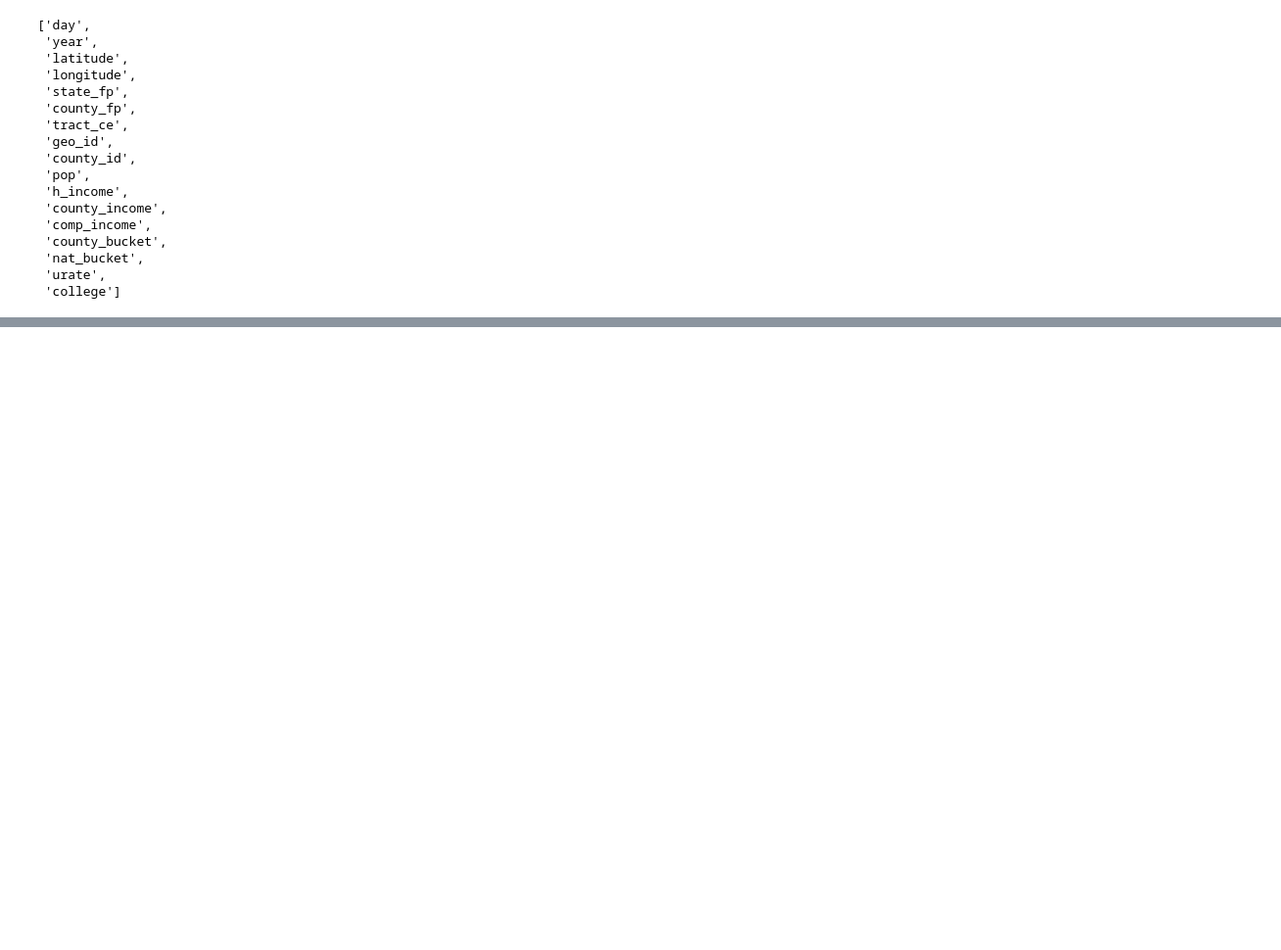
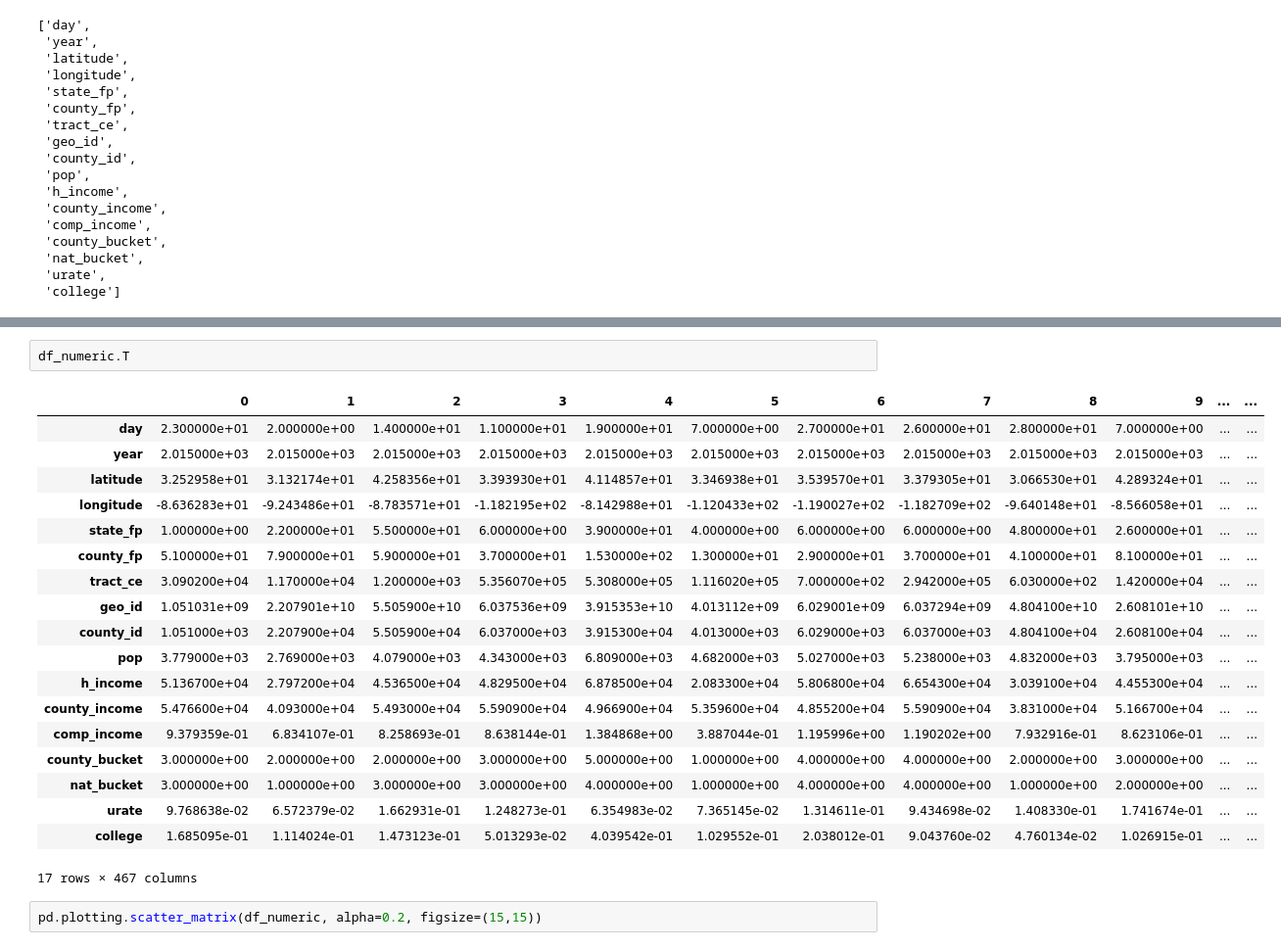
Before and after one commit to Jonathan-R0/TP1-OrganizacionDeDatos, a Jupyter notebook: src/parte1.ipynb, the cells around one changed output, grey strips where cells are left out. Shown: that part at 98% size. Cells and saved outputs as stored; diff of their text form; blank space fills up the shorter version.

```diff
--- a/src/parte1.ipynb
+++ b/src/parte1.ipynb
@@ -242,0 +243,24 @@ df_info
+# %%
+df_numeric.T
+# %% [output]
+|  | 0 | 1 | 2 | 3 | 4 | 5 | 6 | 7 | 8 | 9 | ... | ... |
+| day | 2.300000e+01 | 2.000000e+00 | 1.400000e+01 | 1.100000e+01 | 1.900000e+01 | 7.000000e+00 | 2.700000e+01 | 2.600000e+01 | 2.800000e+01 | 7.000000e+00 | ... | ... |
+| year | 2.015000e+03 | 2.015000e+03 | 2.015000e+03 | 2.015000e+03 | 2.015000e+03 | 2.015000e+03 | 2.015000e+03 | 2.015000e+03 | 2.015000e+03 | 2.015000e+03 | ... | ... |
+| latitude | 3.252958e+01 | 3.132174e+01 | 4.258356e+01 | 3.393930e+01 | 4.114857e+01 | 3.346938e+01 | 3.539570e+01 | 3.379305e+01 | 3.066530e+01 | 4.289324e+01 | ... | ... |
+| longitude | -8.636283e+01 | -9.243486e+01 | -8.783571e+01 | -1.182195e+02 | -8.142988e+01 | -1.120433e+02 | -1.190027e+02 | -1.182709e+02 | -9.640148e+01 | -8.566058e+01 | ... | ... |
+| state_fp | 1.000000e+00 | 2.200000e+01 | 5.500000e+01 | 6.000000e+00 | 3.900000e+01 | 4.000000e+00 | 6.000000e+00 | 6.000000e+00 | 4.800000e+01 | 2.600000e+01 | ... | ... |
+| county_fp | 5.100000e+01 | 7.900000e+01 | 5.900000e+01 | 3.700000e+01 | 1.530000e+02 | 1.300000e+01 | 2.900000e+01 | 3.700000e+01 | 4.100000e+01 | 8.100000e+01 | ... | ... |
+| tract_ce | 3.090200e+04 | 1.170000e+04 | 1.200000e+03 | 5.356070e+05 | 5.308000e+05 | 1.116020e+05 | 7.000000e+02 | 2.942000e+05 | 6.030000e+02 | 1.420000e+04 | ... | ... |
+| geo_id | 1.051031e+09 | 2.207901e+10 | 5.505900e+10 | 6.037536e+09 | 3.915353e+10 | 4.013112e+09 | 6.029001e+09 | 6.037294e+09 | 4.804100e+10 | 2.608101e+10 | ... | ... |
+| county_id | 1.051000e+03 | 2.207900e+04 | 5.505900e+04 | 6.037000e+03 | 3.915300e+04 | 4.013000e+03 | 6.029000e+03 | 6.037000e+03 | 4.804100e+04 | 2.608100e+04 | ... | ... |
+| pop | 3.779000e+03 | 2.769000e+03 | 4.079000e+03 | 4.343000e+03 | 6.809000e+03 | 4.682000e+03 | 5.027000e+03 | 5.238000e+03 | 4.832000e+03 | 3.795000e+03 | ... | ... |
+| h_income | 5.136700e+04 | 2.797200e+04 | 4.536500e+04 | 4.829500e+04 | 6.878500e+04 | 2.083300e+04 | 5.806800e+04 | 6.654300e+04 | 3.039100e+04 | 4.455300e+04 | ... | ... |
+| county_income | 5.476600e+04 | 4.093000e+04 | 5.493000e+04 | 5.590900e+04 | 4.966900e+04 | 5.359600e+04 | 4.855200e+04 | 5.590900e+04 | 3.831000e+04 | 5.166700e+04 | ... | ... |
+| comp_income | 9.379359e-01 | 6.834107e-01 | 8.258693e-01 | 8.638144e-01 | 1.384868e+00 | 3.887044e-01 | 1.195996e+00 | 1.190202e+00 | 7.932916e-01 | 8.623106e-01 | ... | ... |
+| county_bucket | 3.000000e+00 | 2.000000e+00 | 2.000000e+00 | 3.000000e+00 | 5.000000e+00 | 1.000000e+00 | 4.000000e+00 | 4.000000e+00 | 2.000000e+00 | 3.000000e+00 | ... | ... |
+| nat_bucket | 3.000000e+00 | 1.000000e+00 | 3.000000e+00 | 3.000000e+00 | 4.000000e+00 | 1.000000e+00 | 4.000000e+00 | 4.000000e+00 | 1.000000e+00 | 2.000000e+00 | ... | ... |
+| urate | 9.768638e-02 | 6.572379e-02 | 1.662931e-01 | 1.248273e-01 | 6.354983e-02 | 7.365145e-02 | 1.314611e-01 | 9.434698e-02 | 1.408330e-01 | 1.741674e-01 | ... | ... |
+| college | 1.685095e-01 | 1.114024e-01 | 1.473123e-01 | 5.013293e-02 | 4.039542e-01 | 1.029552e-01 | 2.038012e-01 | 9.043760e-02 | 4.760134e-02 | 1.026915e-01 | ... | ... |
+17 rows × 467 columns
+# %%
+pd.plotting.scatter_matrix(df_numeric, alpha=0.2, figsize=(15,15))
```
Also changed, not shown: parts of 1 cell of this notebook.
